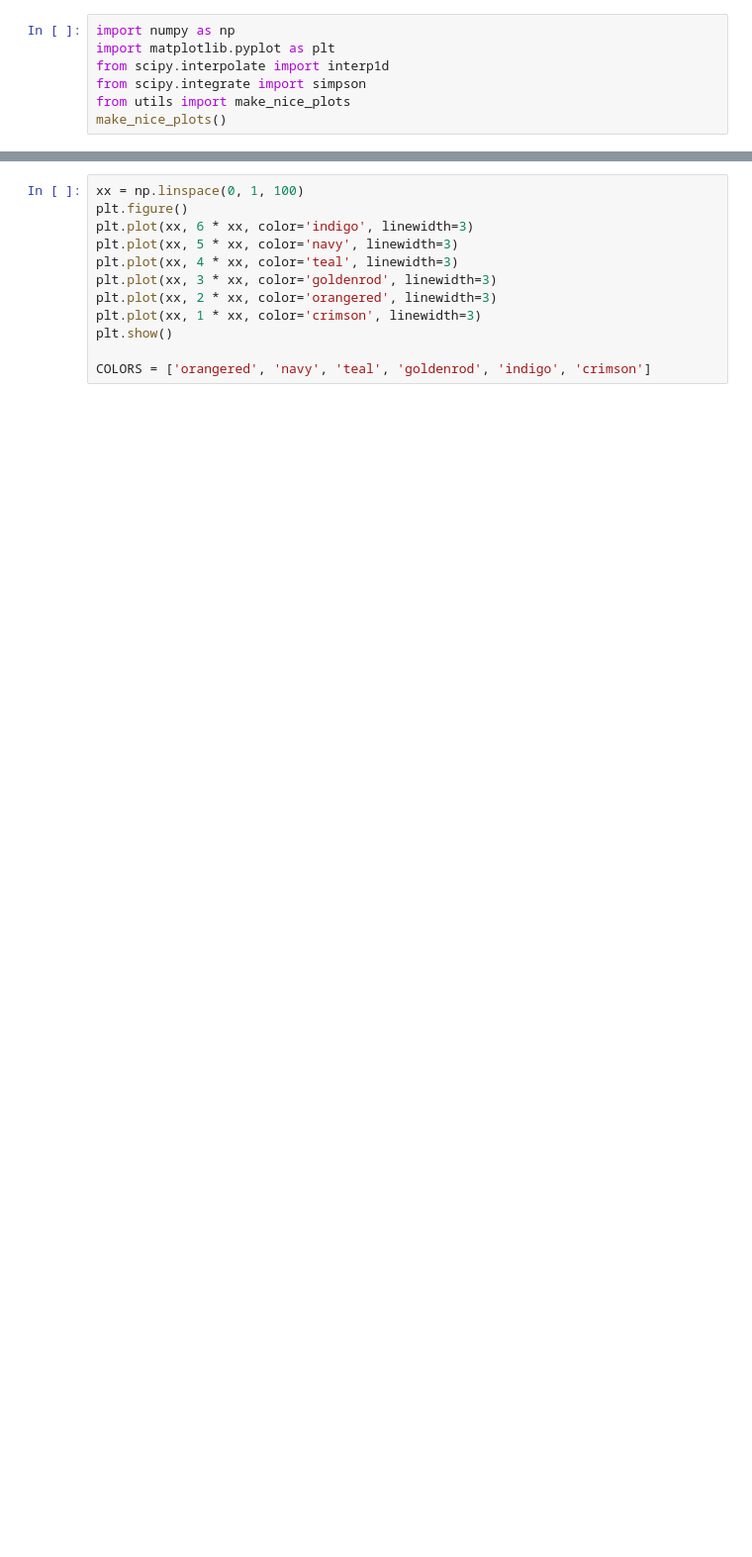
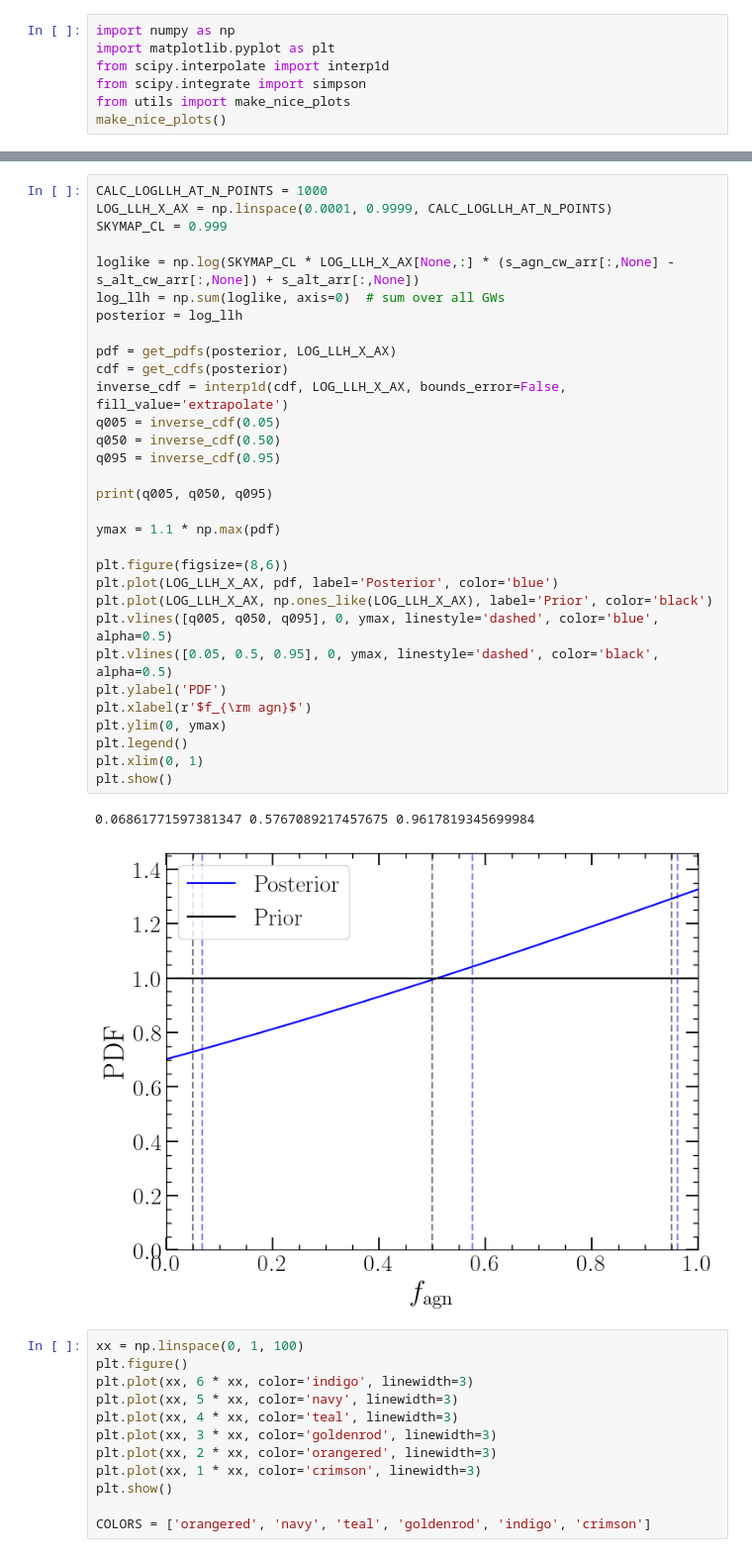
Before and after one commit to LucasPouw/darksirenpop, a Jupyter notebook: analyze_posteriors.ipynb, the cells around one changed output, grey strips where cells are left out. Shown: that part at 99% size. Saved outputs shown, nothing was run; the diff lists cells and outputs as text; blank space fills up the shorter version.

```diff
--- a/analyze_posteriors.ipynb
+++ b/analyze_posteriors.ipynb
@@ -8,3 +278,37 @@ make_nice_plots()
+# %%
+CALC_LOGLLH_AT_N_POINTS = 1000
+LOG_LLH_X_AX = np.linspace(0.0001, 0.9999, CALC_LOGLLH_AT_N_POINTS)
+SKYMAP_CL = 0.999
+
+loglike = np.log(SKYMAP_CL * LOG_LLH_X_AX[None,:] * (s_agn_cw_arr[:,None] - s_alt_cw_arr[:,None]) + s_alt_arr[:,None])
+log_llh = np.sum(loglike, axis=0)  # sum over all GWs
+posterior = log_llh
+
+pdf = get_pdfs(posterior, LOG_LLH_X_AX)
+cdf = get_cdfs(posterior)
+inverse_cdf = interp1d(cdf, LOG_LLH_X_AX, bounds_error=False, fill_value='extrapolate')
+q005 = inverse_cdf(0.05)
+q050 = inverse_cdf(0.50)
+q095 = inverse_cdf(0.95)
+
+print(q005, q050, q095)
+
+ymax = 1.1 * np.max(pdf)
+
+plt.figure(figsize=(8,6))
+plt.plot(LOG_LLH_X_AX, pdf, label='Posterior', color='blue')
+plt.plot(LOG_LLH_X_AX, np.ones_like(LOG_LLH_X_AX), label='Prior', color='black')
+plt.vlines([q005, q050, q095], 0, ymax, linestyle='dashed', color='blue', alpha=0.5)
+plt.vlines([0.05, 0.5, 0.95], 0, ymax, linestyle='dashed', color='black', alpha=0.5)
+plt.ylabel('PDF')
+plt.xlabel(r'$f_{\rm agn}$')
+plt.ylim(0, ymax)
+plt.legend()
+plt.xlim(0, 1)
+plt.show()
+# %% [output]
+0.06861771597381347 0.5767089217457675 0.9617819345699984
+[figure, added]
 # %%
 xx = np.linspace(0, 1, 100)
 plt.figure()
```
Also changed, not shown: parts of 12 cells of this notebook, 4 other files.
